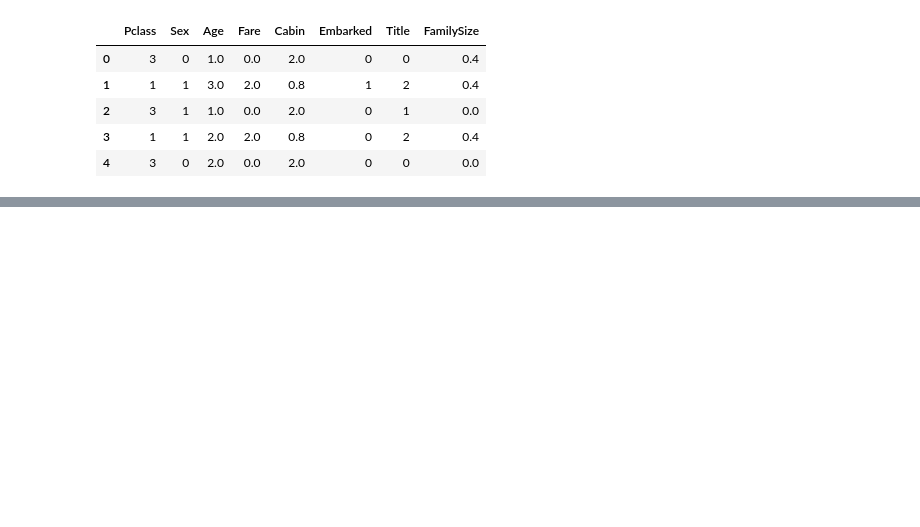
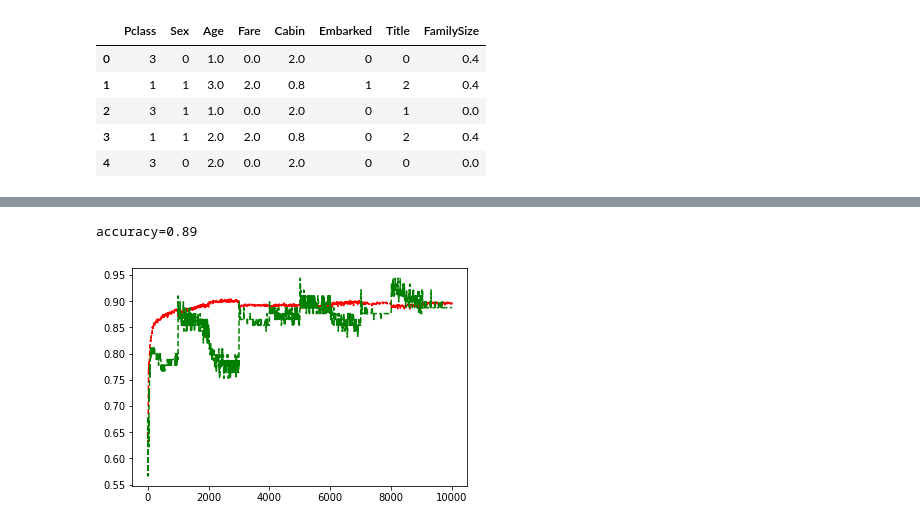
Before and after one commit to inoray/ML_DL_Tensorflow_study, a Jupyter notebook: season_02_Kaggle/01_Titanic_Machine_Learning_from_Disaster/김성헌/김성헌_dnn.ipynb, the cells around one changed output, grey strips where cells are left out. Cells and saved outputs as stored; diff of their text form; code cells hidden in the pictures; blank space fills up the shorter version.

```diff
--- a/season_02_Kaggle/01_Titanic_Machine_Learning_from_Disaster/김성헌/김성헌_dnn.ipynb
+++ b/season_02_Kaggle/01_Titanic_Machine_Learning_from_Disaster/김성헌/김성헌_dnn.ipynb
@@ -51,0 +125,3 @@ for train_indices, test_indices in k_fold.split(train):
+# %%
+
+model = Model(sess, "model")
@@ -51,0 +132,33 @@ for train_indices, test_indices in k_fold.split(train):
+# %%
+start_time = time.time()
+
+x_collect = []
+train_loss_collect = []
+train_acc_collect = []
+valid_loss_collect = []
+valid_acc_collect = []
+
+iter = 0
+sess.run(tf.global_variables_initializer())
+for train_indices, valid_indices in k_fold.split(train):
+    #print('Train: %s \n| test: %s\n' % (train_indices, test_indices))
+    start_time_k = time.time()
+    X_train = train_x.iloc[train_indices]
+    Y_train = train_y.iloc[train_indices]
+    X_valid = train_x.iloc[valid_indices]
+    Y_valid = train_y.iloc[valid_indices]
+    Y_train_=Y_train.values.reshape([-1,1])
+    Y_valid_ = Y_valid.values.reshape([-1,1])
+    for i in range(training_epochs):
+        c, _ = model.train(X_train.values, Y_train_)
+        accuracy_t = model.get_accuracy(X_train.values, Y_train_)
+        accuracy_v = model.get_accuracy(X_valid.values, Y_valid_)
+        train_acc_collect.append(accuracy_t)
+        valid_acc_collect.append(accuracy_v)
+        x_collect.append(iter)
+        iter=iter+1
+
+    accuracy = model.get_accuracy(X_valid.values, Y_valid_)
+    print("accuracy=%.2f" % accuracy, " %.2f seconds" % (time.time() - start_time_k))
+
+print(" %.2f seconds" % (time.time() - start_time))
@@ -51,0 +177,11 @@ for train_indices, test_indices in k_fold.split(train):
+# %%
+accuracy = model.get_accuracy(train_x.values, train_y.values.reshape([-1,1]))
+print("accuracy=%.2f" % accuracy)
+# %% [output]
+accuracy=0.89
+# %%
+plt.plot(x_collect, train_acc_collect, "r--")
+plt.plot(x_collect, valid_acc_collect, "g--")
+plt.show()
+# %% [output]
+[figure, added]
```
Also changed, not shown: parts of 12 cells of this notebook, 2 other files.
